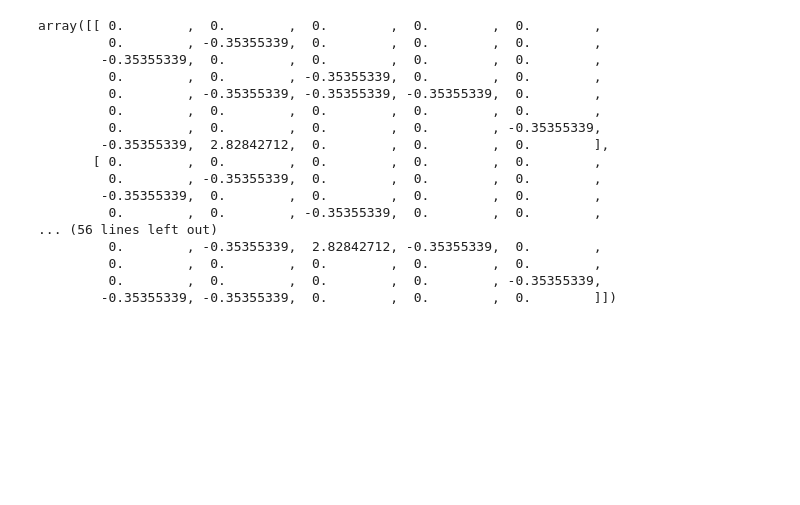
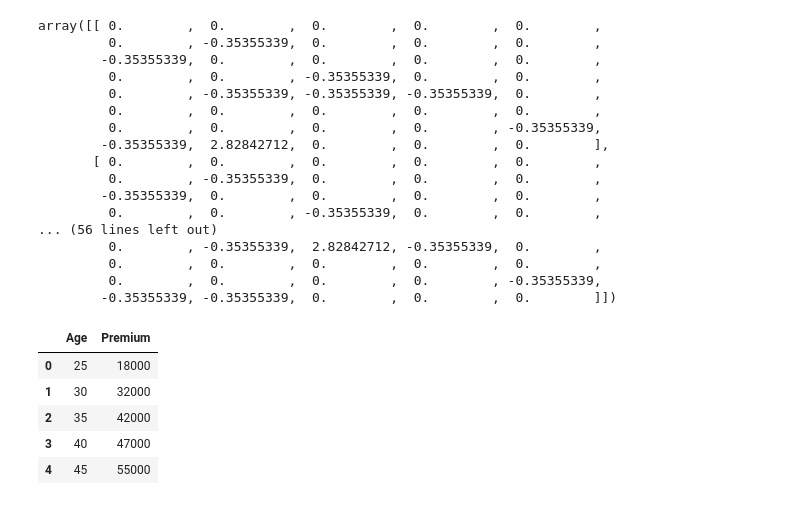
Before and after one commit to chandel2023/html_css_ml_pro, a Jupyter notebook: machine learning course.ipynb, the cells around one changed output. Cells and saved outputs as stored; diff of their text form; code cells hidden in the pictures; blank space fills up the shorter version.

```diff
--- a/machine learning course.ipynb
+++ b/machine learning course.ipynb
@@ -284,0 +287,11 @@ array([[ 0.        ,  0.        ,  0.        ,  0.        ,  0.        ,
+# %%
+df=pd.read_csv('insurance.csv')
+# %%
+df
+# %% [output]
+|  | Age | Premium |
+| 0 | 25 | 18000 |
+| 1 | 30 | 32000 |
+| 2 | 35 | 42000 |
+| 3 | 40 | 47000 |
+| 4 | 45 | 55000 |
```
Also changed, not shown: parts of 33 cells of this notebook.
